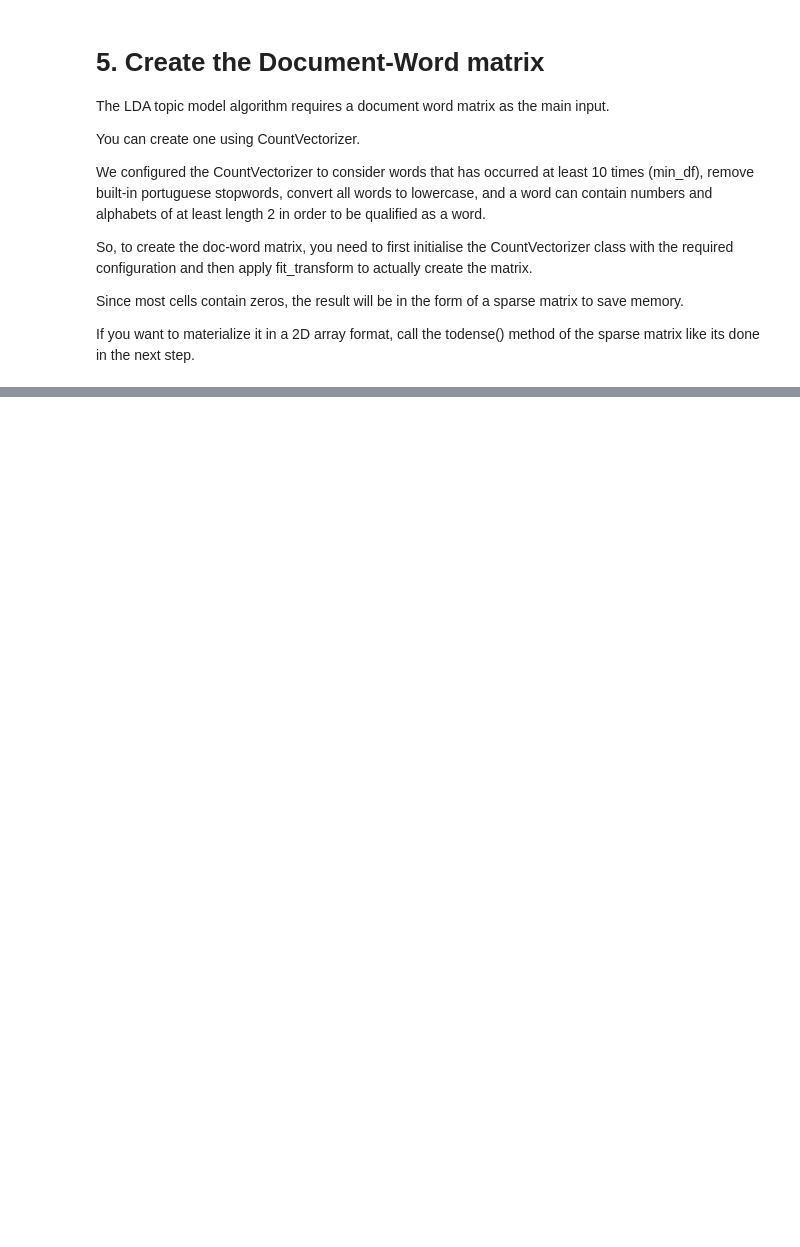
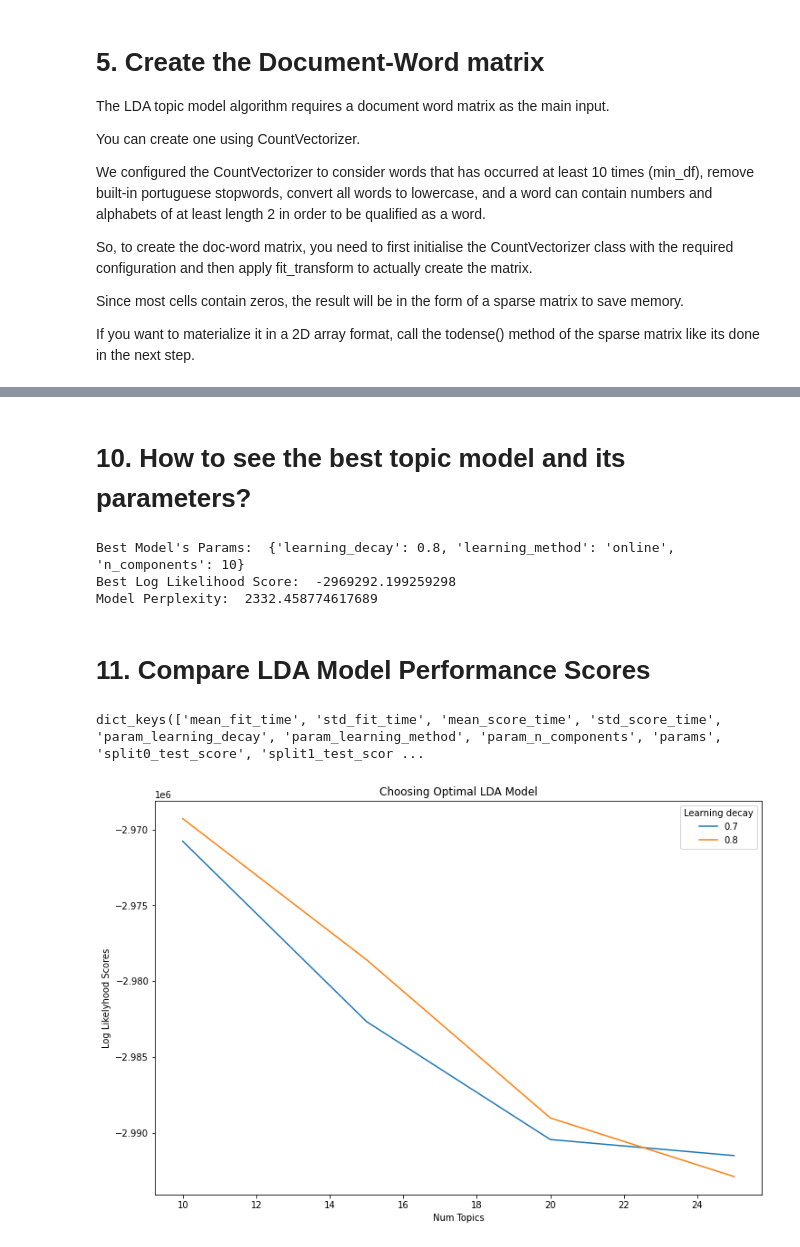
Before and after one commit to wainejr/CSB51, a Jupyter notebook: 02 - Analise exploratoria/LDA.ipynb, the cells around one changed output, grey strips where cells are left out. Cells and saved outputs as stored; diff of their text form; code cells hidden in the pictures; blank space fills up the shorter version.

```diff
--- a/02 - Analise exploratoria/LDA.ipynb
+++ b/02 - Analise exploratoria/LDA.ipynb
@@ -143,0 +220,13 @@ ValueError: not a built-in stop list: portuguese
+# %%
+_filename_model = "model_lda.obj"
+import pickle, os
+
+def load_model():
+    if os.path.exists(_filename_model):
+        with open(_filename_model, "rb") as f:
+            return pickle.load(f)
+    return None
+
+def save_model(model):
+    with open(_filename_model, "wb") as f:
+        pickle.dump(model, f)
@@ -143,0 +249,45 @@ ValueError: not a built-in stop list: portuguese
+# %%
+model = load_model()
+# %% [markdown]
+# 10. How to see the best topic model and its parameters?
+# %%
+# Best Model
+best_lda_model = model.best_estimator_
+
+# Model Parameters
+print("Best Model's Params: ", model.best_params_)
+
+# Log Likelihood Score
+print("Best Log Likelihood Score: ", model.best_score_)
+
+# Perplexity
+print("Model Perplexity: ", best_lda_model.perplexity(data_vectorized))
+# %% [output]
+Best Model's Params:  {'learning_decay': 0.8, 'learning_method': 'online', 'n_components': 10}
+Best Log Likelihood Score:  -2969292.199259298
+Model Perplexity:  2332.458774617689
+# %% [markdown]
+# 11. Compare LDA Model Performance Scores
+# %%
+model.cv_results_.keys()
+# %% [output]
+dict_keys(['mean_fit_time', 'std_fit_time', 'mean_score_time', 'std_score_time', 'param_learning_decay', 'param_learning_method', 'param_n_components', 'params', 'split0_test_score', 'split1_test_scor ...
+# %%
+# Get Log Likelyhoods from Grid Search Output
+n_topics = [10, 15, 20, 25]
+# log_likelyhoods_5 = [round(gscore.mean_validation_score) for gscore in model.cv_results_["params"] if gscore['learning_decay']==0.5]
+log_likelyhoods_7 = [round(model.cv_results_["mean_test_score"][i]) for i, learning_decay in enumerate(model.cv_results_["param_learning_decay"]) if learning_decay==0.7]
+log_likelyhoods_8 = [round(model.cv_results_["mean_test_score"][i]) for i, learning_decay in enumerate(model.cv_results_["param_learning_decay"]) if learning_decay ==0.8]
+
+# Show graph
+plt.figure(figsize=(12, 8))
+# plt.plot(n_topics, log_likelyhoods_5, label='0.5')
+plt.plot(n_topics, log_likelyhoods_7, label='0.7')
+plt.plot(n_topics, log_likelyhoods_8, label='0.8')
+plt.title("Choosing Optimal LDA Model")
+plt.xlabel("Num Topics")
+plt.ylabel("Log Likelyhood Scores")
+plt.legend(title='Learning decay', loc='best')
+plt.show()
+# %% [output]
+[figure, added]
```
Also changed, not shown: parts of 26 cells of this notebook, 3 other files.
